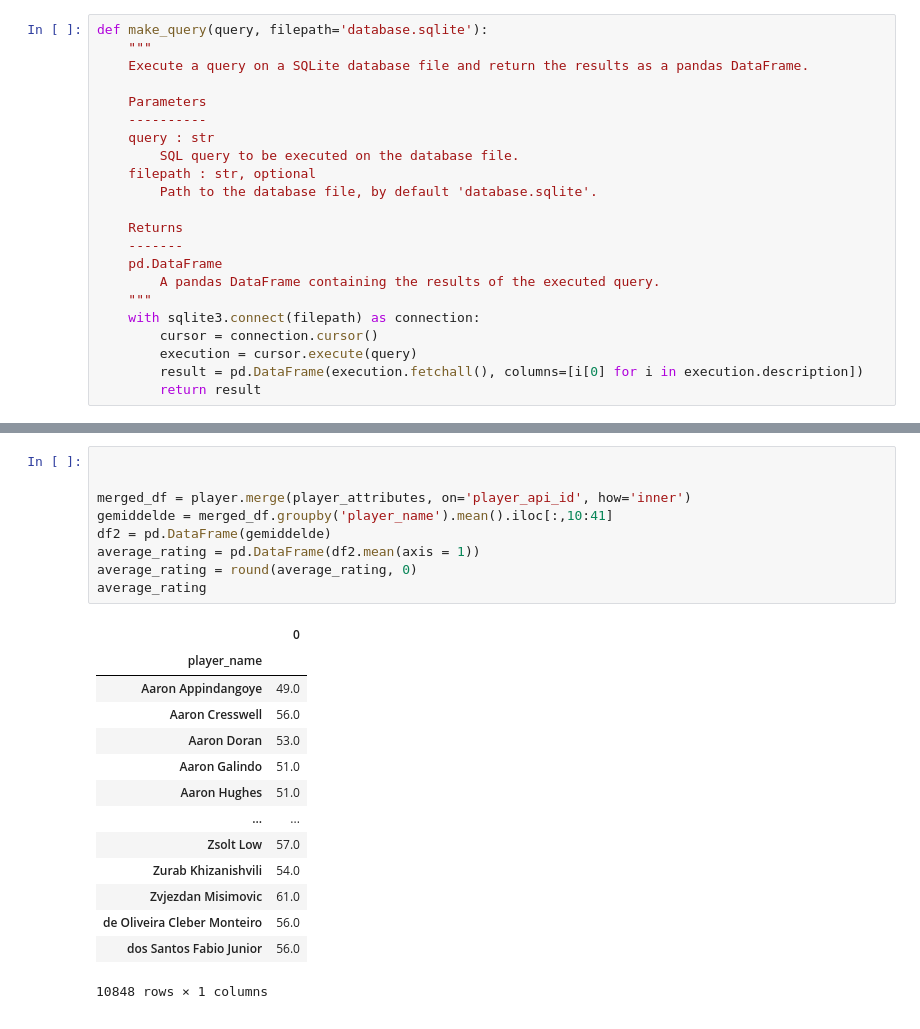
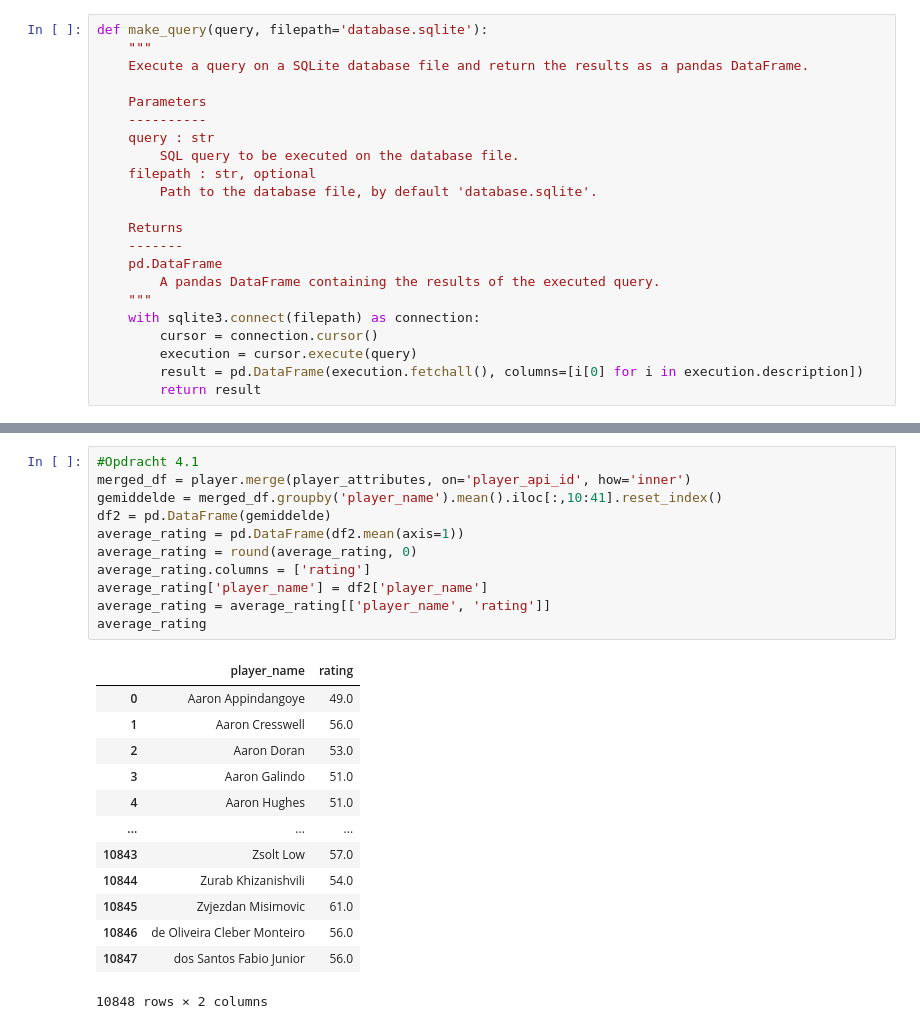
Before and after one commit to NimaGhafar/Datafrituurpan, a Jupyter notebook: Sprint_4_1_python.ipynb, the cells around one changed output, grey strips where cells are left out. Saved outputs shown, nothing was run; the diff lists cells and outputs as text.

```diff
--- a/Sprint_4_1_python.ipynb
+++ b/Sprint_4_1_python.ipynb
@@ -75,24 +165,25 @@ FROM player
-# %%
-
-
-merged_df = player.merge(player_attributes, on='player_api_id', how='inner')
-gemiddelde = merged_df.groupby('player_name').mean().iloc[:,10:41]
-df2 = pd.DataFrame(gemiddelde)
-average_rating = pd.DataFrame(df2.mean(axis = 1))
-average_rating = round(average_rating, 0)
-average_rating
-# %% [output]
-|  | 0 |
-| player_name |  |
-| Aaron Appindangoye | 49.0 |
-| Aaron Cresswell | 56.0 |
-| Aaron Doran | 53.0 |
-| Aaron Galindo | 51.0 |
-| Aaron Hughes | 51.0 |
-| ... | ... |
-| Zsolt Low | 57.0 |
-| Zurab Khizanishvili | 54.0 |
-| Zvjezdan Misimovic | 61.0 |
-| de Oliveira Cleber Monteiro | 56.0 |
-| dos Santos Fabio Junior | 56.0 |
-10848 rows × 1 columns
+# %%
+#Opdracht 4.1
+merged_df = player.merge(player_attributes, on='player_api_id', how='inner')
+gemiddelde = merged_df.groupby('player_name').mean().iloc[:,10:41].reset_index()
+df2 = pd.DataFrame(gemiddelde)
+average_rating = pd.DataFrame(df2.mean(axis=1))
+average_rating = round(average_rating, 0)
+average_rating.columns = ['rating']
+average_rating['player_name'] = df2['player_name']
+average_rating = average_rating[['player_name', 'rating']]
+average_rating
+# %% [output]
+|  | player_name | rating |
+| 0 | Aaron Appindangoye | 49.0 |
+| 1 | Aaron Cresswell | 56.0 |
+| 2 | Aaron Doran | 53.0 |
+| 3 | Aaron Galindo | 51.0 |
+| 4 | Aaron Hughes | 51.0 |
+| ... | ... | ... |
+| 10843 | Zsolt Low | 57.0 |
+| 10844 | Zurab Khizanishvili | 54.0 |
+| 10845 | Zvjezdan Misimovic | 61.0 |
+| 10846 | de Oliveira Cleber Monteiro | 56.0 |
+| 10847 | dos Santos Fabio Junior | 56.0 |
+10848 rows × 2 columns
```
Also changed, not shown: parts of 5 cells of this notebook.
